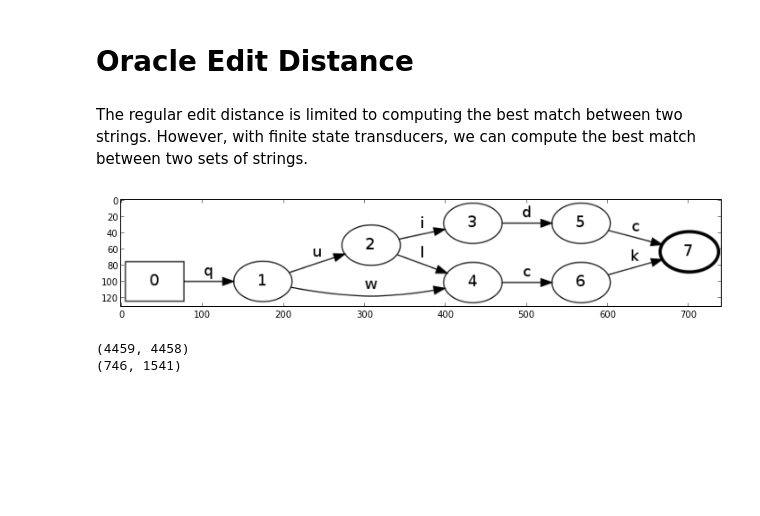
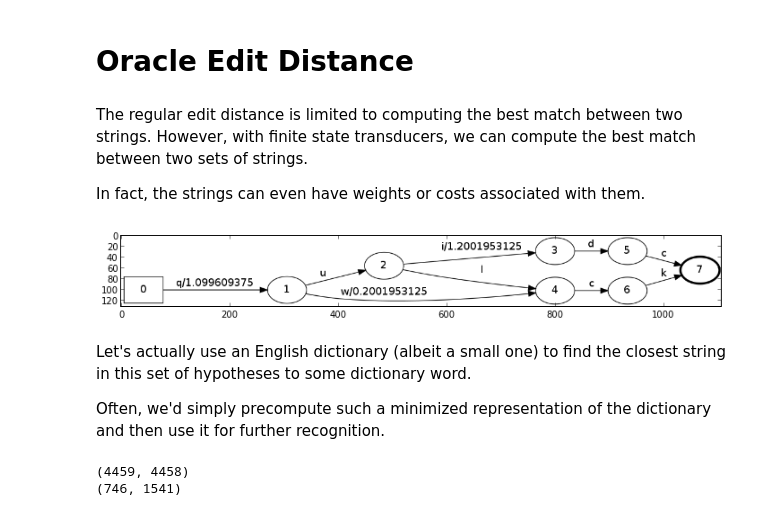
Before and after one commit to tmbdev-teaching/teaching-nlpa, a Jupyter notebook: nlpa-openfst-edit-distance.ipynb, the cells around one changed output. Drawn from its saved outputs; the diff is of its cells as text; code cells hidden in the pictures; blank space fills up the shorter version.

```diff
--- a/nlpa-openfst-edit-distance.ipynb
+++ b/nlpa-openfst-edit-distance.ipynb
@@ -245,16 +245,24 @@ show_fst(result)
 The regular edit distance is limited to computing the best match between two strings.
 However, with finite state transducers, we can compute the best match between two
 sets of strings.
+
+In fact, the strings can even have weights or costs associated with them.
 # %%
 # recognition output
 fst1 = FST()
-fst1.AddString("qulck")
-fst1.AddString("qwck")
-fst1.AddString("quidc")
+fst1.AddString("qulck",1.1)
+fst1.AddString("qwck",1.3)
+fst1.AddString("quidc",2.3)
 fst1 = minimize(fst1)
 show_fst(fst1)
 # %% [output]
-[figure, old version]
+[figure, new version]
+# %% [markdown]
+Let's actually use an English dictionary (albeit a small one) to find the closest string in this set
+of hypotheses to some dictionary word.
+
+Often, we'd simply precompute such a minimized representation of the dictionary and then use it
+for further recognition.
 # %%
 # English dictionary
 fst2 = FST()
```
Also changed, not shown: parts of 4 cells of this notebook, 1 other file.
